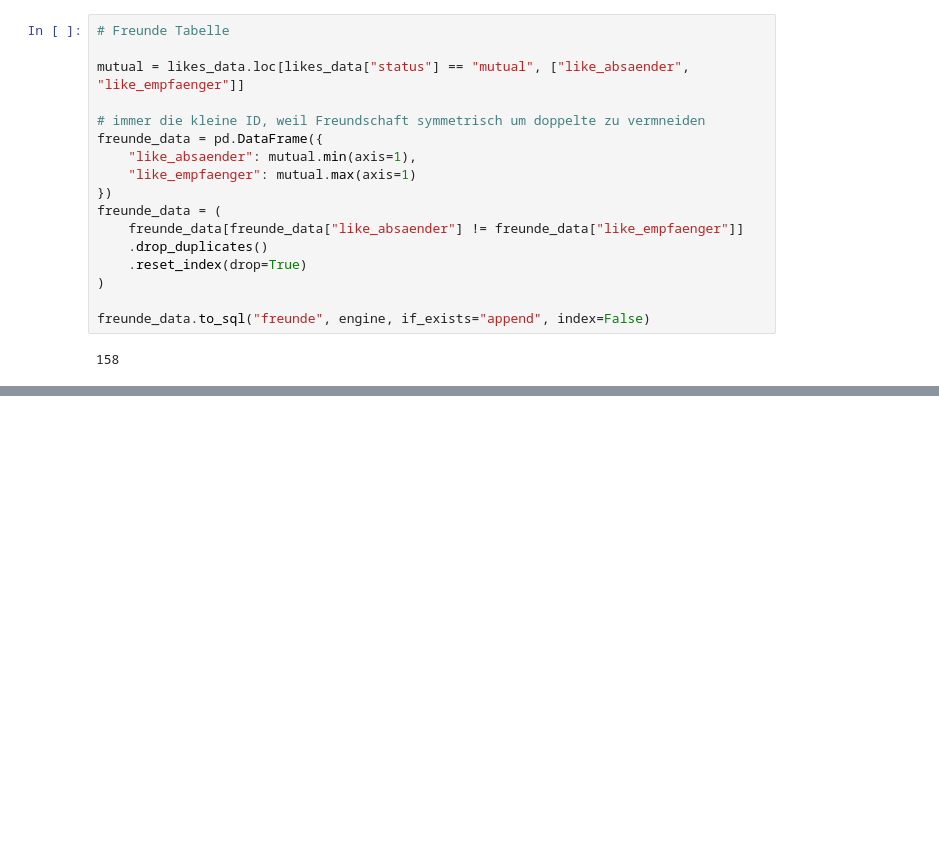
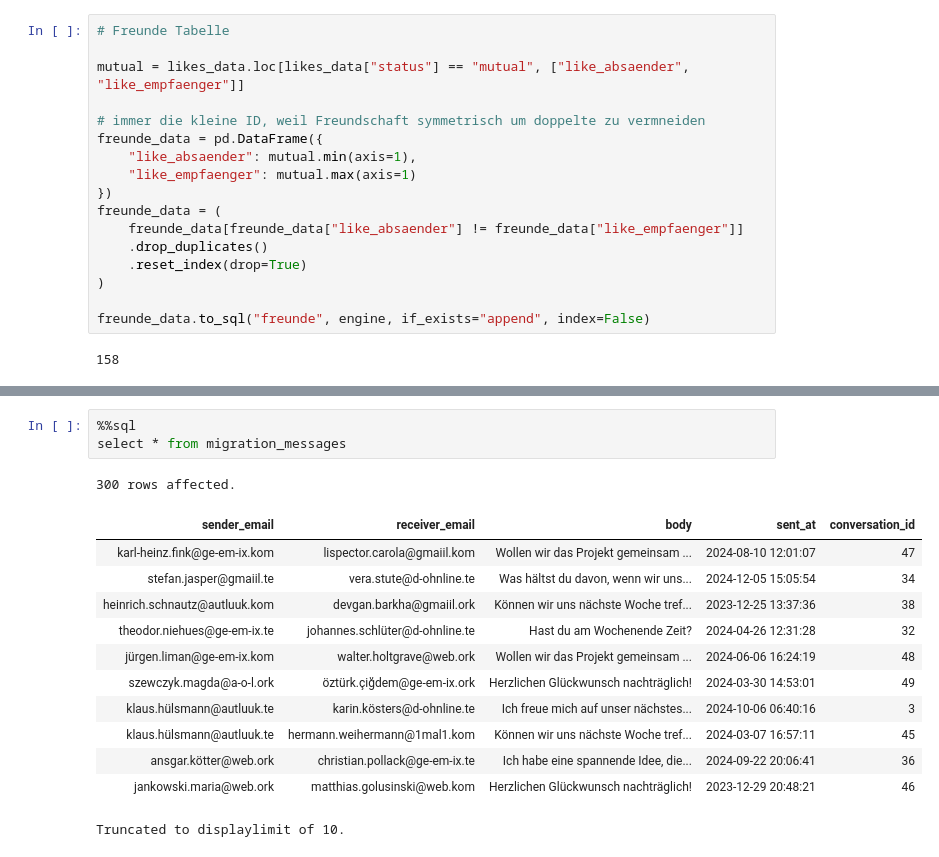
Before and after one commit to Sweet-Lunalotl/LetsMeet_Luna, a Jupyter notebook: notebooks/Akt2.ipynb, the cells around one changed output, grey strips where cells are left out. Drawn from its saved outputs; the diff is of its cells as text; blank space fills up the shorter version.

```diff
--- a/notebooks/Akt2.ipynb
+++ b/notebooks/Akt2.ipynb
@@ -765,0 +993,17 @@ freunde_data.to_sql("freunde", engine, if_exists="append", index=False)
+# %%
+%%sql
+select * from migration_messages
+# %% [output]
+300 rows affected.
+| sender_email | receiver_email | body | sent_at | conversation_id |
+| karl-heinz.fink@ge-em-ix.kom | lispector.carola@gmaiil.kom | Wollen wir das Projekt gemeinsam ... | 2024-08-10 12:01:07 | 47 |
+| stefan.jasper@gmaiil.te | vera.stute@d-ohnline.te | Was hältst du davon, wenn wir uns... | 2024-12-05 15:05:54 | 34 |
+| heinrich.schnautz@autluuk.kom | devgan.barkha@gmaiil.ork | Können wir uns nächste Woche tref... | 2023-12-25 13:37:36 | 38 |
+| theodor.niehues@ge-em-ix.te | johannes.schlüter@d-ohnline.te | Hast du am Wochenende Zeit? | 2024-04-26 12:31:28 | 32 |
+| jürgen.liman@ge-em-ix.kom | walter.holtgrave@web.ork | Wollen wir das Projekt gemeinsam ... | 2024-06-06 16:24:19 | 48 |
+| szewczyk.magda@a-o-l.ork | öztürk.çiğdem@ge-em-ix.ork | Herzlichen Glückwunsch nachträglich! | 2024-03-30 14:53:01 | 49 |
+| klaus.hülsmann@autluuk.te | karin.kösters@d-ohnline.te | Ich freue mich auf unser nächstes... | 2024-10-06 06:40:16 | 3 |
+| klaus.hülsmann@autluuk.te | hermann.weihermann@1mal1.kom | Können wir uns nächste Woche tref... | 2024-03-07 16:57:11 | 45 |
+| ansgar.kötter@web.ork | christian.pollack@ge-em-ix.te | Ich habe eine spannende Idee, die... | 2024-09-22 20:06:41 | 36 |
+| jankowski.maria@web.ork | matthias.golusinski@web.kom | Herzlichen Glückwunsch nachträglich! | 2023-12-29 20:48:21 | 46 |
+Truncated to displaylimit of 10.
```
Also changed, not shown: parts of 24 cells of this notebook, 2 other files.
